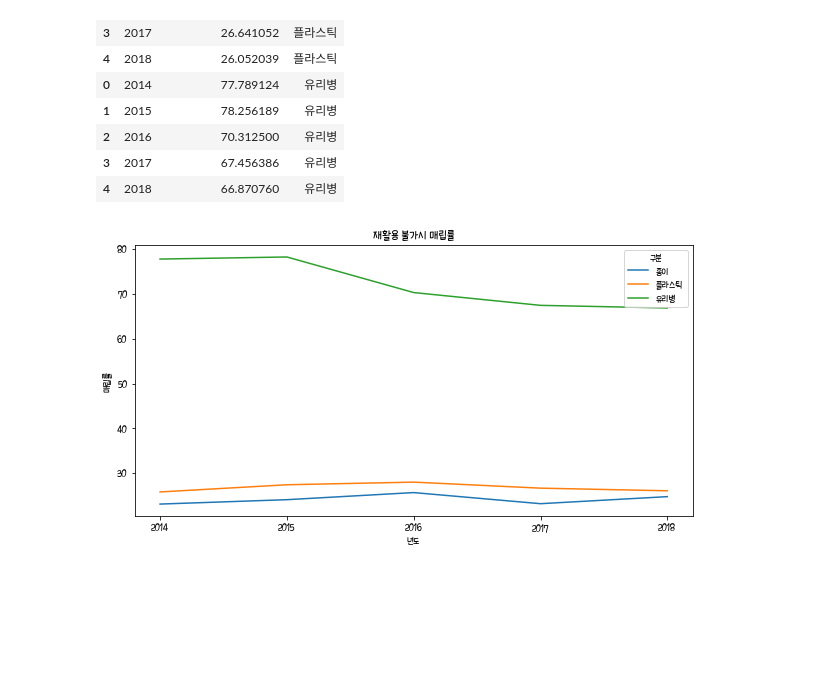
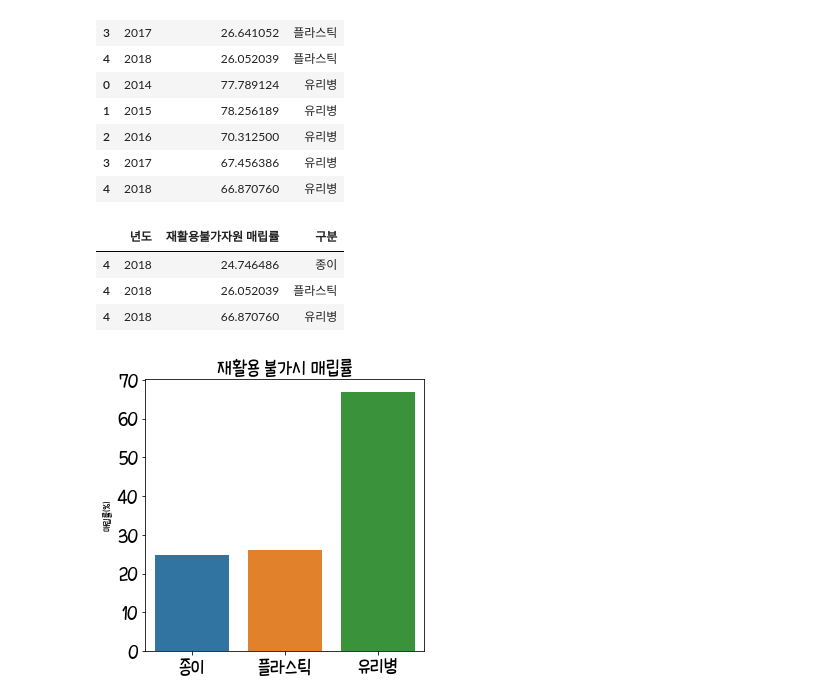
Before and after one commit to Joonhong-Park/final-project-bigdata, a Jupyter notebook: analysis.ipynb, the cells around one changed output. Saved outputs shown, nothing was run; the diff lists cells and outputs as text; code cells hidden in the pictures; blank space fills up the shorter version.

```diff
--- a/analysis.ipynb
+++ b/analysis.ipynb
@@ -396,17 +444,28 @@ display(total_landfill_rate)
 | 2 | 2016 | 70.312500 | 유리병 |
 | 3 | 2017 | 67.456386 | 유리병 |
 | 4 | 2018 | 66.870760 | 유리병 |
+# %%
+a = total_landfill_rate['년도'] == 2018
+df_2018 = total_landfill_rate[a]
+display(df_2018)
+# %% [output]
+|  | 년도 | 재활용불가자원 매립률 | 구분 |
+| 4 | 2018 | 24.746486 | 종이 |
+| 4 | 2018 | 26.052039 | 플라스틱 |
+| 4 | 2018 | 66.870760 | 유리병 |
 # %%
 import matplotlib.pyplot as plt
 import seaborn as sns
 
-fig = plt.figure(figsize=(10, 5))
+fig = plt.figure(figsize=(5, 5))
 ax5 = fig.add_subplot(1, 1, 1)
 
-sns.lineplot(x='년도', y='재활용불가자원 매립률', hue='구분', data=total_landfill_rate, ax=ax5)
-plt.xticks([2014, 2015, 2016, 2017, 2018])
-plt.title('재활용 불가시 매립률')
-plt.ylabel('매립률')
+sns.barplot(x='구분', y='재활용불가자원 매립률', data=df_2018, ax=ax5)
+plt.title('재활용 불가시 매립률', size=20)
+plt.ylabel('매립률(%)')
+plt.xlabel("")
+plt.xticks(size=20)
+plt.yticks(size=20)
 plt.show()
 # %% [output]
-[figure, old version]
+[figure, new version]
```
Also changed, not shown: parts of 4 cells of this notebook, 29 other files.
